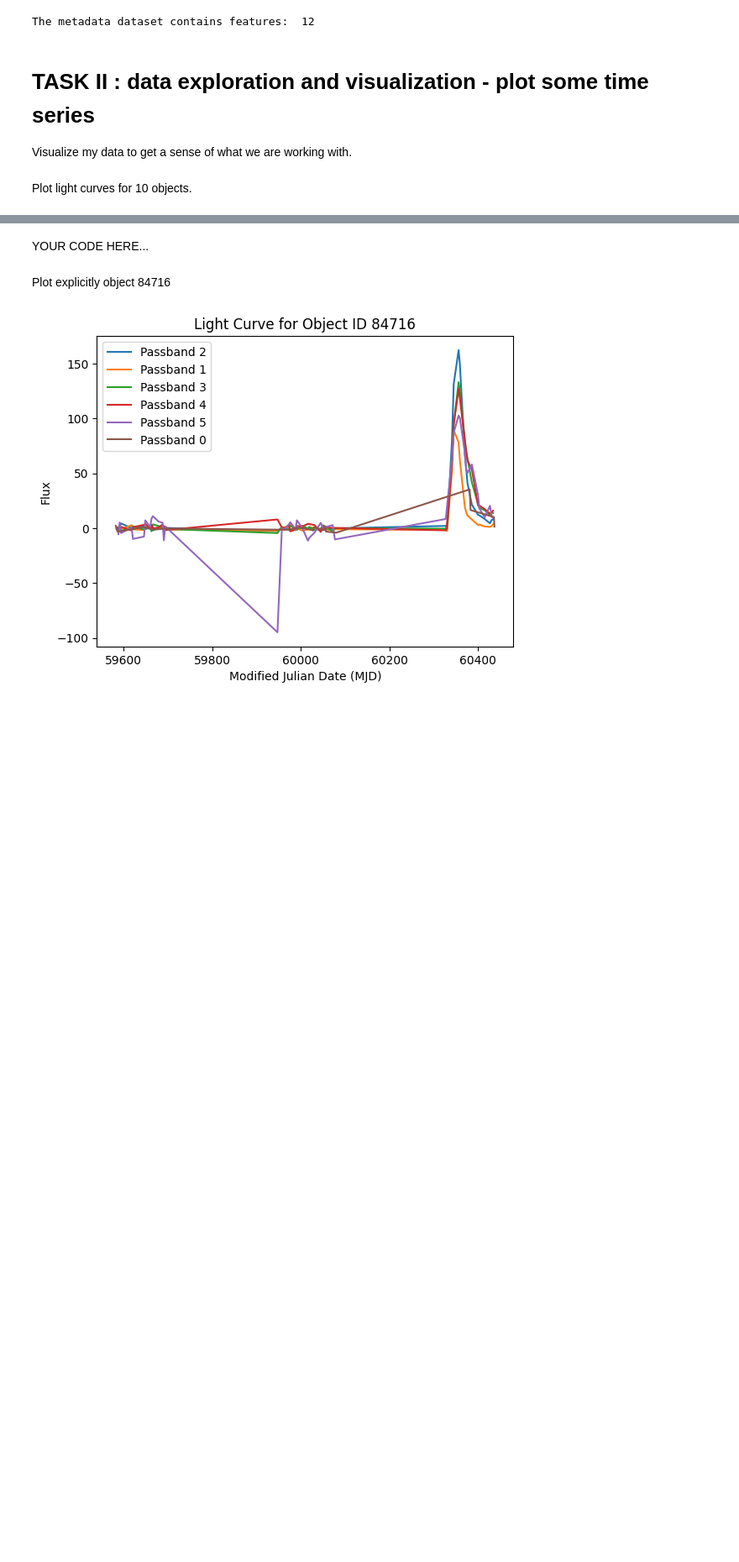
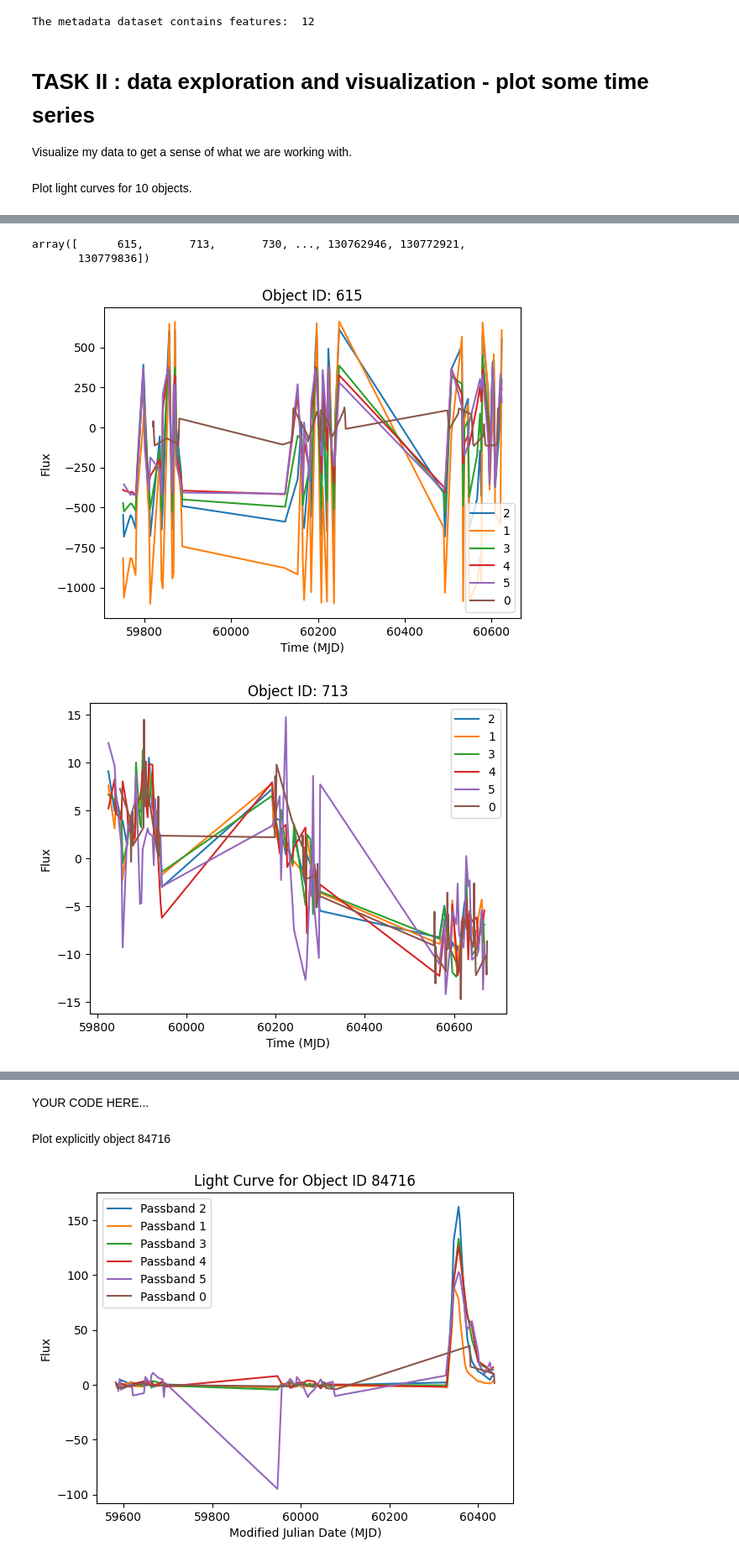
Before and after one commit to mysujan/MLTSA25_SShrestha, a Jupyter notebook: HW4/PLAsTICC_GP_homework.ipynb, the cells around one changed output, grey strips where cells are left out. Shown at 84% size. Saved outputs shown, nothing was run; the diff lists cells and outputs as text; code cells hidden in the pictures; blank space fills up the shorter version.

```diff
--- a/HW4/PLAsTICC_GP_homework.ipynb
+++ b/HW4/PLAsTICC_GP_homework.ipynb
@@ -183,23 +189,3 @@ The metadata dataset contains features:  12
 Visualize my data to get a sense of what we are working with.
 # %% [markdown]
 Plot light curves for 10 objects.
-# %%
-# Select 10 unique object IDs
-object_ids = np.random.choice(objects, size=10, replace=False)
-
-# Iterate through the selected object IDs and plot their light curves
-for object_id in object_ids:
-    # Filter the light curves DataFrame for the current object ID
-    obj_lc = lcvs[lcvs["object_id"] == object_id]
-
-    # Plot the light curve for each passband
-    for band in bands:
-        band_lc = obj_lc[obj_lc["passband"] == band]
-        if not band_lc.empty:
-            pl.plot(band_lc["mjd"], band_lc["flux"], label=f"Passband {band}")
-
-    pl.xlabel("Modified Julian Date (MJD)")
-    pl.ylabel("Flux")
-    pl.title(f"Light Curve for Object ID {object_id}")
-    pl.legend()
-    pl.show()
@@ -216,0 +192,23 @@ for object_id in object_ids:
+# %%
+objects
+# %% [output]
+array([      615,       713,       730, ..., 130762946, 130772921,
+       130779836])
+# %%
+# prompt: Visualize my data to get a sense of what we are working with.
+# Plot light curves for 10 objects.
+
+for i in range(10):
+  obj_id = objects[i]
+  lc = lcvs[lcvs["object_id"] == obj_id]
+  for band in bands:
+    temp = lc[lc["passband"] == band]
+    pl.plot(temp["mjd"], temp["flux"], label=band)
+  pl.xlabel("Time (MJD)")
+  pl.ylabel("Flux")
+  pl.title("Object ID: {}".format(obj_id))
+  pl.legend()
+  pl.show()
+# %% [output]
+[figure, added]
+[figure, added]
```
Also changed, not shown: parts of 16 cells of this notebook.
